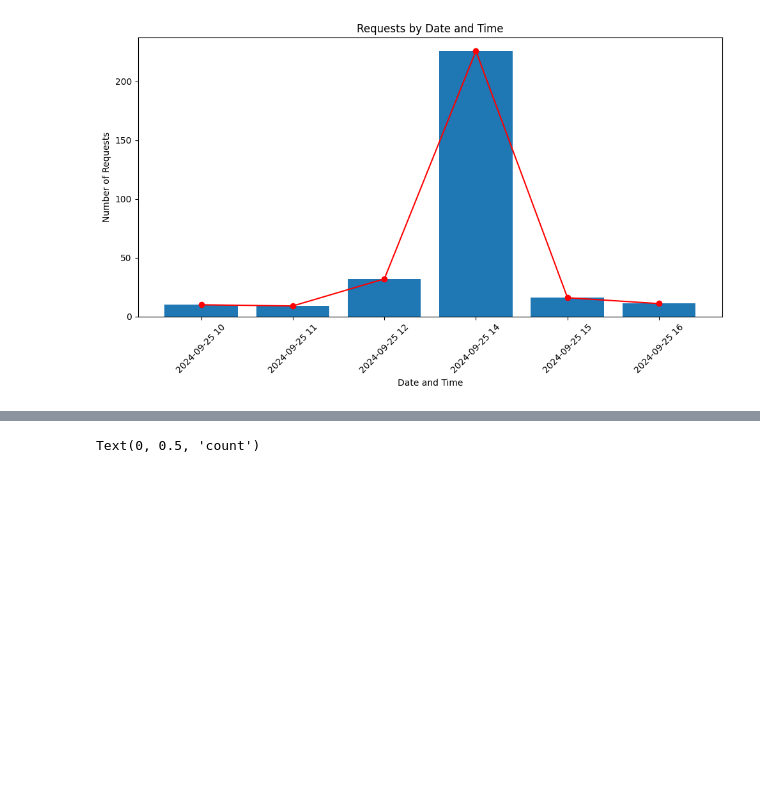
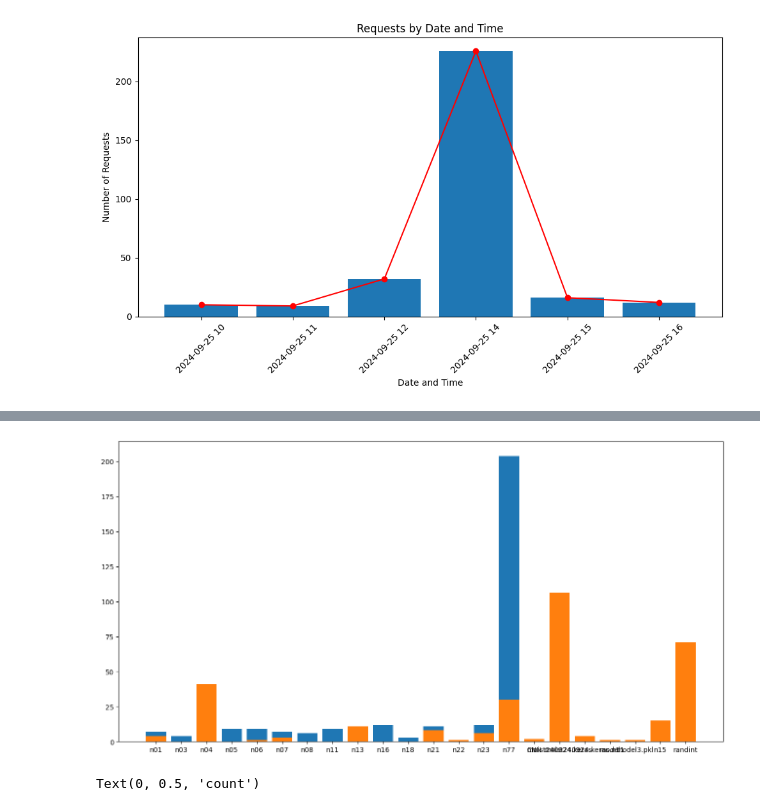
Before and after one commit to lsiwh37249/stdash, a Jupyter notebook: note/Untitled.ipynb, the cells around one changed output, grey strips where cells are left out. Saved outputs shown, nothing was run; the diff lists cells and outputs as text; code cells hidden in the pictures; blank space fills up the shorter version.

```diff
--- a/note/Untitled.ipynb
+++ b/note/Untitled.ipynb
@@ -155,0 +154,7 @@ plt.ylabel('count')
+# %%
+# df['prediction_model']=df['prediction_model'].astype(str)
+# predictionm=df.groupby('prediction_model').size()
+
+#size()
+df_prediction = df.groupby('prediction_model').size()
+df_prediction
@@ -156,3 +184,16 @@ plt.ylabel('count')
+# %%
+# plt.title('Request user(BLUE) and Prediction(RED) Counts over Time')
+# plt.xlabel('time')
+# plt.ylabel('count')
+
+plt.figure(figsize=(16,8))
+#.index .values
+plt.bar(df_groupuser.index, df_groupuser.values)
+plt.bar(df_prediction.index, df_prediction.values)
+
+plt.show()
+# %% [output]
+[figure, added]
 # %%
 df_groupuser['request_count'] = df.groupby('request_user').size['num']
 #df_groupuser['key'] = df_grouped.index
```
Also changed, not shown: parts of 10 cells of this notebook, 1 other file.
